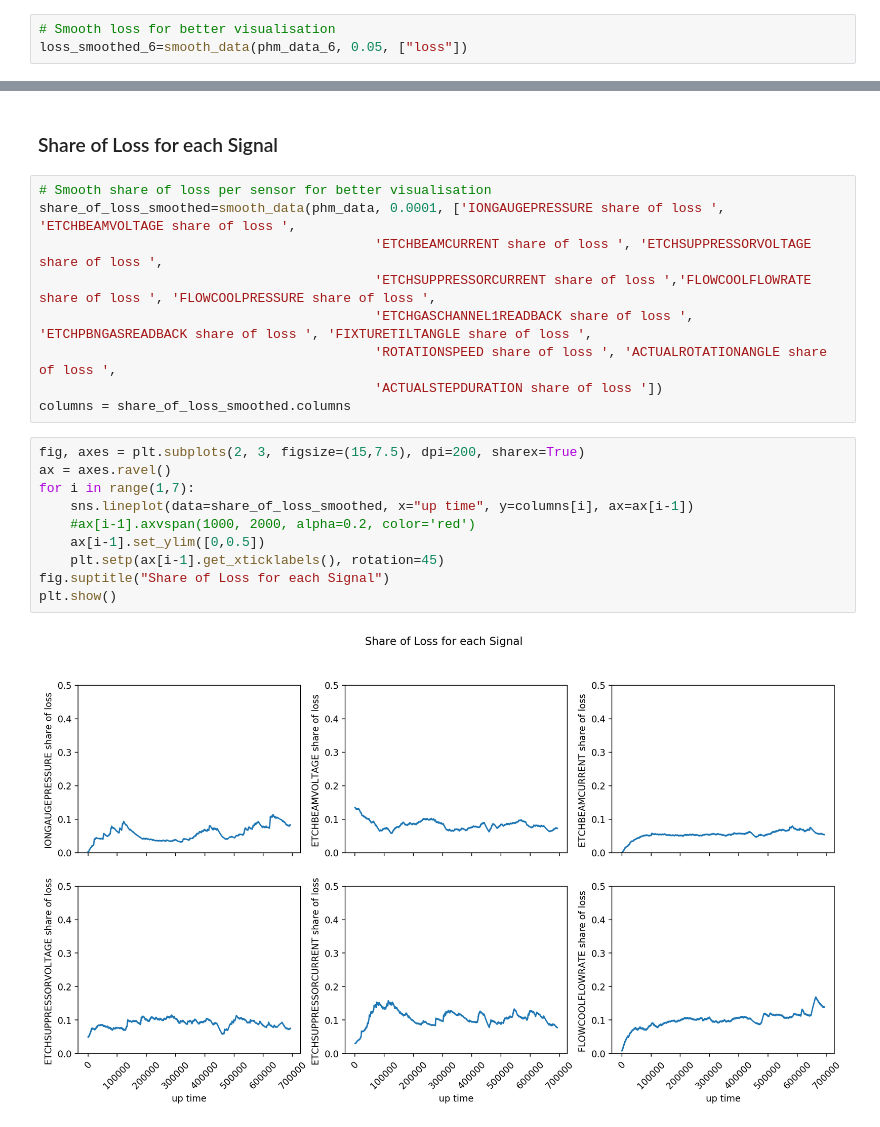
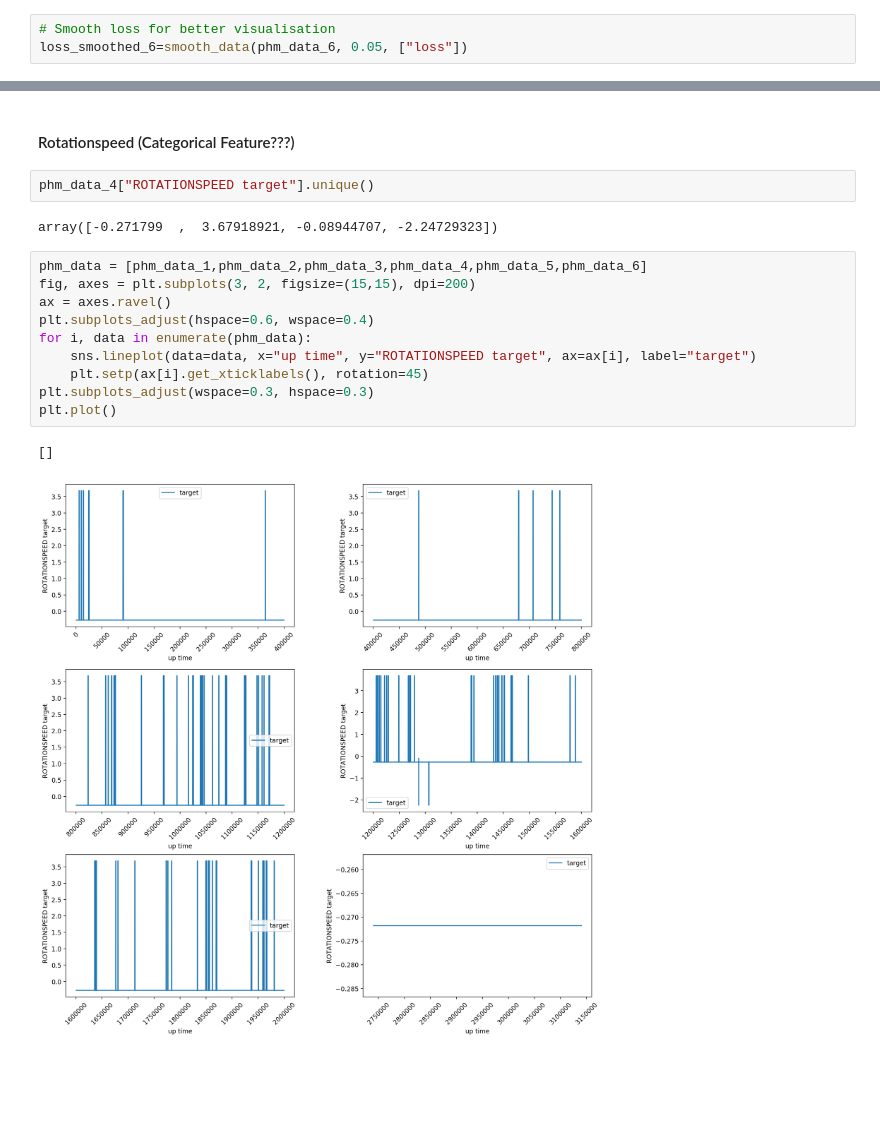
Before and after one commit to carlov93/predictive_maintenance, a Jupyter notebook: src/visualisation/prediction/vis_predic_phm_data_13features_longer_period.ipynb, the cells around one changed output, grey strips where cells are left out. Cells and saved outputs as stored; diff of their text form; blank space fills up the shorter version.

```diff
--- a/src/visualisation/prediction/vis_predic_phm_data_13features_longer_period.ipynb
+++ b/src/visualisation/prediction/vis_predic_phm_data_13features_longer_period.ipynb
@@ -193,23 +204,19 @@ plt.show()
-# %% [markdown]
-### Share of Loss for each Signal
-# %%
-# Smooth share of loss per sensor for better visualisation
-share_of_loss_smoothed=smooth_data(phm_data, 0.0001, ['IONGAUGEPRESSURE share of loss ', 'ETCHBEAMVOLTAGE share of loss ',
-                                           'ETCHBEAMCURRENT share of loss ', 'ETCHSUPPRESSORVOLTAGE share of loss ',
-                                           'ETCHSUPPRESSORCURRENT share of loss ','FLOWCOOLFLOWRATE share of loss ', 'FLOWCOOLPRESSURE share of loss ',
-                                           'ETCHGASCHANNEL1READBACK share of loss ', 'ETCHPBNGASREADBACK share of loss ', 'FIXTURETILTANGLE share of loss ',
-                                           'ROTATIONSPEED share of loss ', 'ACTUALROTATIONANGLE share of loss ',
-                                           'ACTUALSTEPDURATION share of loss '])
-columns = share_of_loss_smoothed.columns
+# %% [markdown]
+#### Rotationspeed (Categorical Feature???)
+# %%
+phm_data_4["ROTATIONSPEED target"].unique()
+# %% [output]
+array([-0.271799  ,  3.67918921, -0.08944707, -2.24729323])
 # %%
-fig, axes = plt.subplots(2, 3, figsize=(15,7.5), dpi=200, sharex=True)
+phm_data = [phm_data_1,phm_data_2,phm_data_3,phm_data_4,phm_data_5,phm_data_6]
+fig, axes = plt.subplots(3, 2, figsize=(15,15), dpi=200)
 ax = axes.ravel()
-for i in range(1,7):
-    sns.lineplot(data=share_of_loss_smoothed, x="up time", y=columns[i], ax=ax[i-1])
-    #ax[i-1].axvspan(1000, 2000, alpha=0.2, color='red')
-    ax[i-1].set_ylim([0,0.5])
-    plt.setp(ax[i-1].get_xticklabels(), rotation=45)
-fig.suptitle("Share of Loss for each Signal")
-plt.show()
+plt.subplots_adjust(hspace=0.6, wspace=0.4)
+for i, data in enumerate(phm_data):
+    sns.lineplot(data=data, x="up time", y="ROTATIONSPEED target", ax=ax[i], label="target")
+    plt.setp(ax[i].get_xticklabels(), rotation=45)
+plt.subplots_adjust(wspace=0.3, hspace=0.3)
+plt.plot()
 # %% [output]
+[]
-[figure, old version]
+[figure, new version]
```
Also changed, not shown: parts of 20 cells of this notebook, 2 other files.
